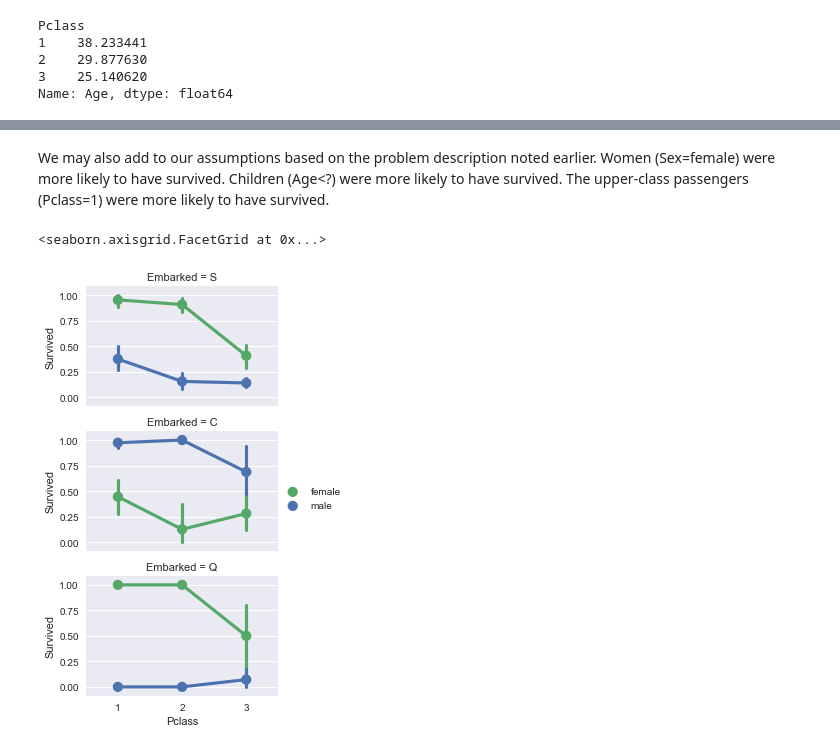
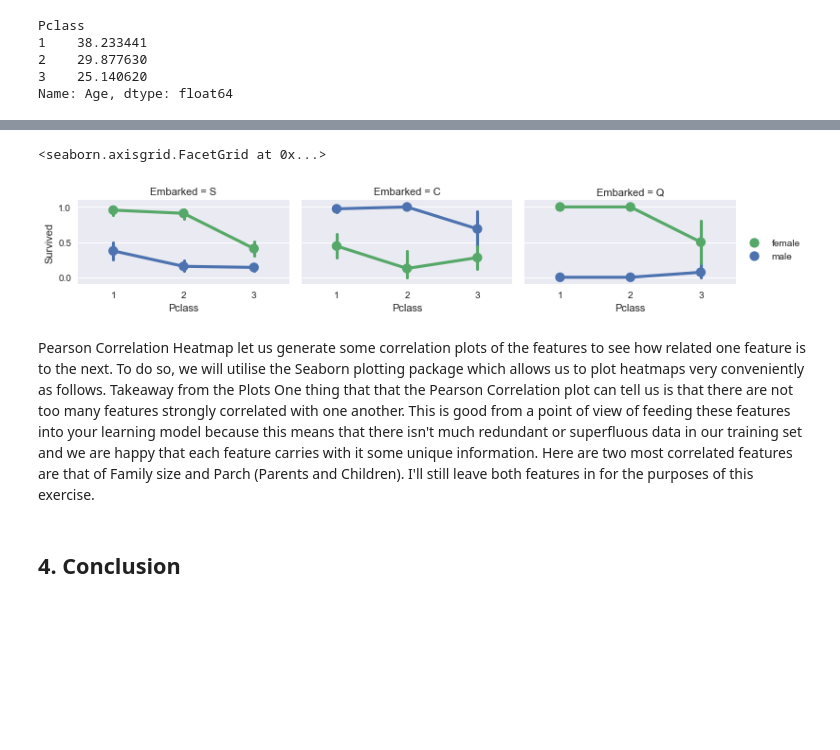
Before and after one commit to freena22/Data-Analysis-Projects, a Jupyter notebook: 01Kaggle_Titanic_Survival.ipynb, the cells around one changed output, grey strips where cells are left out. Saved outputs shown, nothing was run; the diff lists cells and outputs as text; code cells hidden in the pictures; blank space fills up the shorter version.

```diff
--- a/01Kaggle_Titanic_Survival.ipynb
+++ b/01Kaggle_Titanic_Survival.ipynb
@@ -334,13 +325,15 @@ plot_correlation_map(new_titanic)
-# %% [markdown]
-We may also add to our assumptions based on the problem description noted earlier.
-Women (Sex=female) were more likely to have survived.
-Children (Age<?) were more likely to have survived.
-The upper-class passengers (Pclass=1) were more likely to have survived.
 # %%
-# grid = sns.FacetGrid(train_df, col='Embarked')
-grid = sns.FacetGrid(new_titanic, row='Embarked', size=2.2, aspect=1.6)
+# Embarked / Pclass / Sex
+grid = sns.FacetGrid(new_titanic, col='Embarked', size=2.2, aspect=1.6)
 grid.map(sns.pointplot, 'Pclass', 'Survived', 'Sex', palette='deep')
 grid.add_legend()
 # %% [output]
 <seaborn.axisgrid.FacetGrid at 0x...>
-[figure, old version]
+[figure, new version]
+# %% [markdown]
+Pearson Correlation Heatmap
+let us generate some correlation plots of the features to see how related one feature is to the next. To do so, we will utilise the Seaborn plotting package which allows us to plot heatmaps very conveniently as follows.
+Takeaway from the Plots
+One thing that that the Pearson Correlation plot can tell us is that there are not too many features strongly correlated with one another. This is good from a point of view of feeding these features into your learning model because this means that there isn't much redundant or superfluous data in our training set and we are happy that each feature carries with it some unique information. Here are two most correlated features are that of Family size and Parch (Parents and Children). I'll still leave both features in for the purposes of this exercise.
+# %% [markdown]
+## 4. Conclusion
```
Also changed, not shown: parts of 27 cells of this notebook.
